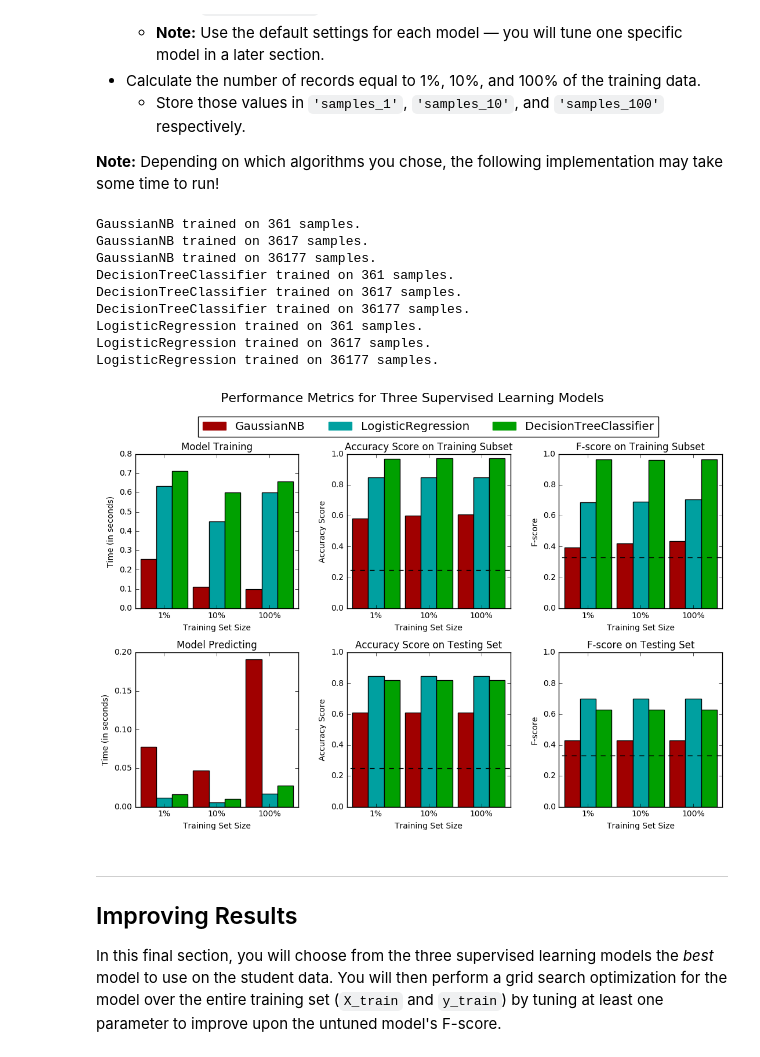
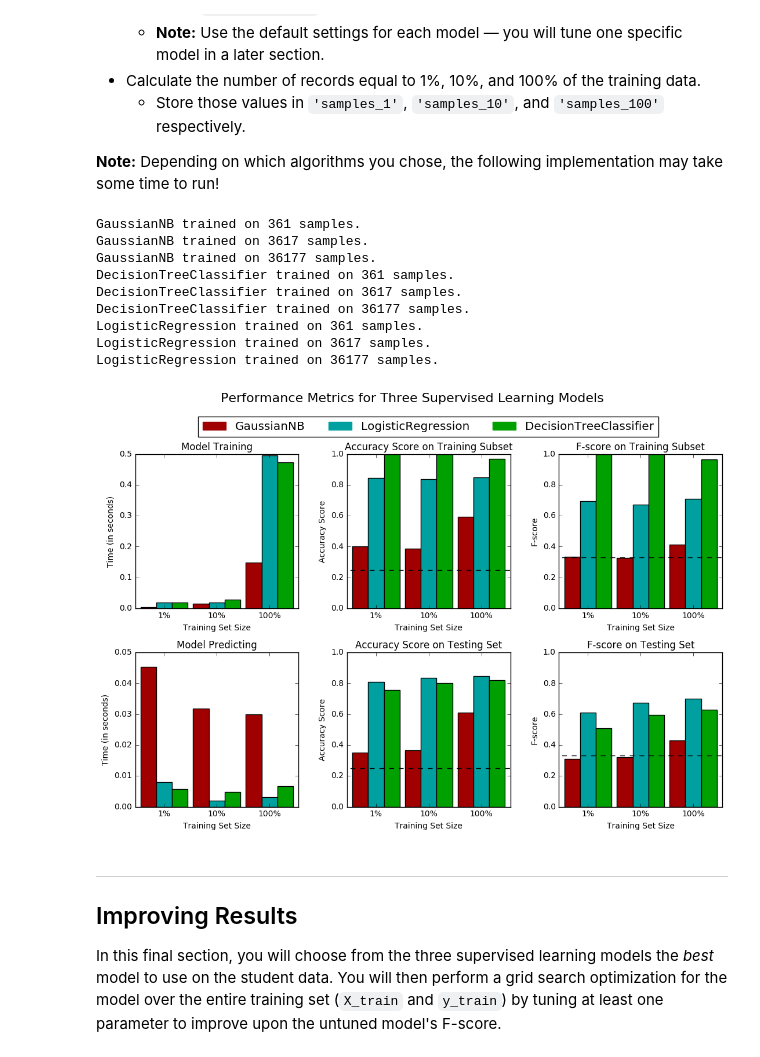
Before and after one commit to hyalkaf/finding_donors, a Jupyter notebook: finding_donors.ipynb, the cells around one changed output. Saved outputs shown, nothing was run; the diff lists cells and outputs as text; code cells hidden in the pictures.

```diff
--- a/finding_donors.ipynb
+++ b/finding_donors.ipynb
@@ -191,14 +191,14 @@ Looking at the distribution of classes (those who make at most \$50,000, and tho
 **Note:** You must use the code cell below and assign your results to `'accuracy'` and `'fscore'` to be used later.
 # %%
 # Import required modules from sklearn
-from sklearn.metrics import accuracy_score, precision_score, recall_score
+from sklearn.metrics import precision_score, recall_score
 
 # TODO: Calculate accuracy
-accuracy = accuracy_score(y_train, [1 for pre in y_train])
+accuracy = n_greater_50k / float(n_records)
 
 # TODO: Calculate F-score using the formula above for beta = 0.5
-precision = precision_score(y_train, [1 for pre in y_train])
-recall = recall_score(y_train, [1 for pre in y_train])
+precision = precision_score(income, [1 for pre in income])
+recall = recall_score(income, [1 for pre in income])
 fscore = (1 + 0.5) * ((precision * recall) / ((0.5 * precision) + recall))
 
 # Print the results
@@ -310,7 +310,7 @@ def train_predict(learner, sample_size, X_train, y_train, X_test, y_test):
 
     # TODO: Fit the learner to the training data using slicing with 'sample_size'
     start = time() # Get start time
-    learner = learner.fit(X_train, y_train)
+    learner = learner.fit(X_train[:sample_size], y_train[:sample_size])
     end = time() # Get end time
 
     # TODO: Calculate the training time
@@ -320,20 +320,20 @@ def train_predict(learner, sample_size, X_train, y_train, X_test, y_test):
     #       then get predictions on the first 300 training samples
     start = time() # Get start time
     predictions_test = learner.predict(X_test)
-    predictions_train = learner.predict(X_train[:sample_size])
+    predictions_train = learner.predict(X_train[:300])
     end = time() # Get end time
 
     # TODO: Calculate the total prediction time
     results['pred_time'] = end - start
 
     # TODO: Compute accuracy on the first 300 training samples
-    results['acc_train'] = accuracy_score(y_train[:sample_size], predictions_train)
+    results['acc_train'] = accuracy_score(y_train[:300], predictions_train)
 
     # TODO: Compute accuracy on test set
     results['acc_test'] = accuracy_score(y_test, predictions_test)
 
     # TODO: Compute F-score on the the first 300 training samples
-    results['f_train'] = fbeta_score(y_train[:sample_size], predictions_train, beta = 0.5)
+    results['f_train'] = fbeta_score(y_train[:300], predictions_train, beta = 0.5)
 
     # TODO: Compute F-score on the test set
     results['f_test'] = fbeta_score(y_test, predictions_test, beta = 0.5)
@@ -359,38 +359,37 @@ In the code cell, you will need to implement the following:
 from sklearn.naive_bayes import GaussianNB
 from sklearn import tree, linear_model
 
-logistic = linear_model.LogisticRegression()
 # TODO: Initialize the three models
 clf_A = GaussianNB()
 clf_B = tree.DecisionTreeClassifier(random_state = 42)
 clf_C = linear_model.LogisticRegression(random_state = 42)
 
 # TODO: Calculate the number of samples for 1%, 10%, and 100% of the training data
 samples_1 = int(X_train.shape[0] * 0.01)
 samples_10 = int(X_train.shape[0] * 0.1)
 samples_100 = X_train.shape[0]
 
 # Collect results on the learners
 results = {}
 for clf in [clf_A, clf_B, clf_C]:
     clf_name = clf.__class__.__name__
     results[clf_name] = {}
     for i, samples in enumerate([samples_1, samples_10, samples_100]):
         results[clf_name][i] = train_predict(clf, samples, X_train, y_train, X_test, y_test)
 
 # Run metrics visualization for the three supervised learning models chosen
 vs.evaluate(results, accuracy, fscore)
 # %% [output]
 GaussianNB trained on 361 samples.
 GaussianNB trained on 3617 samples.
 GaussianNB trained on 36177 samples.
 DecisionTreeClassifier trained on 361 samples.
 DecisionTreeClassifier trained on 3617 samples.
 DecisionTreeClassifier trained on 36177 samples.
 LogisticRegression trained on 361 samples.
 LogisticRegression trained on 3617 samples.
 LogisticRegression trained on 36177 samples.
-[figure, old version]
+[figure, new version]
 # %% [markdown]
 ----
 ## Improving Results
```
Also changed, not shown: parts of 6 cells of this notebook, 1 other file.
